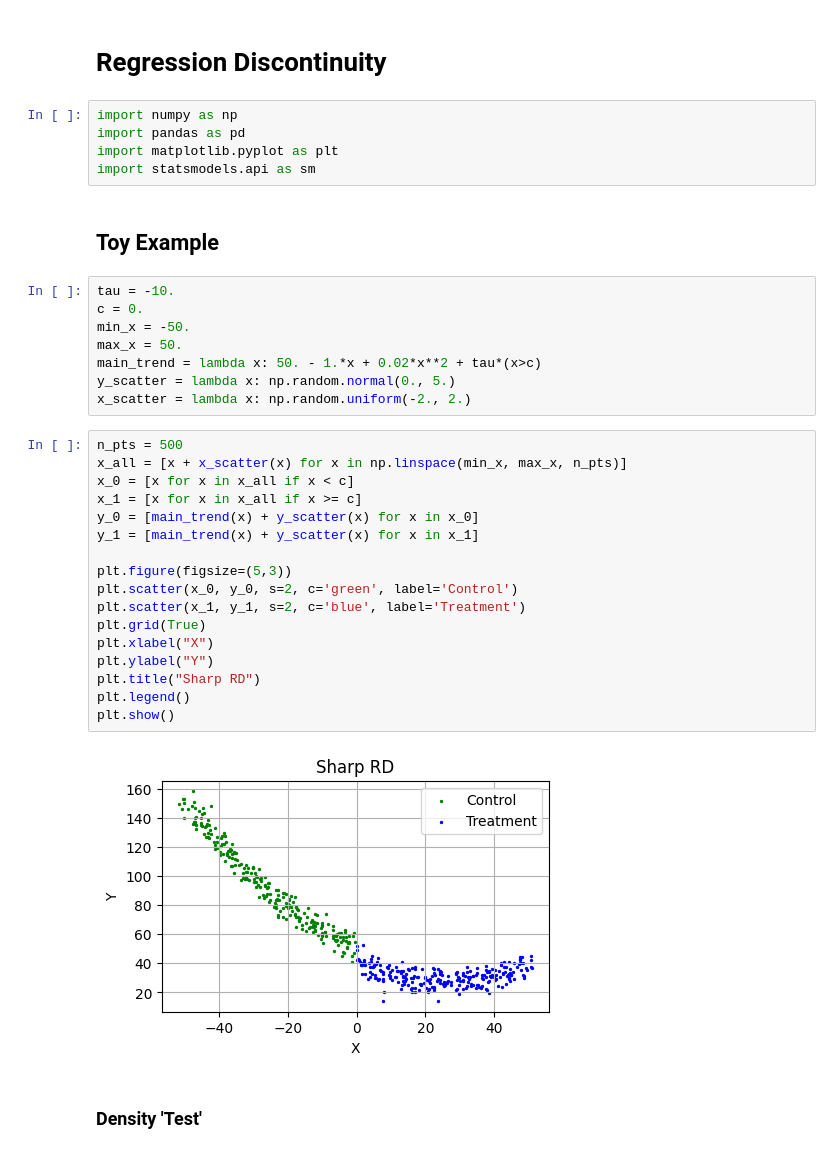
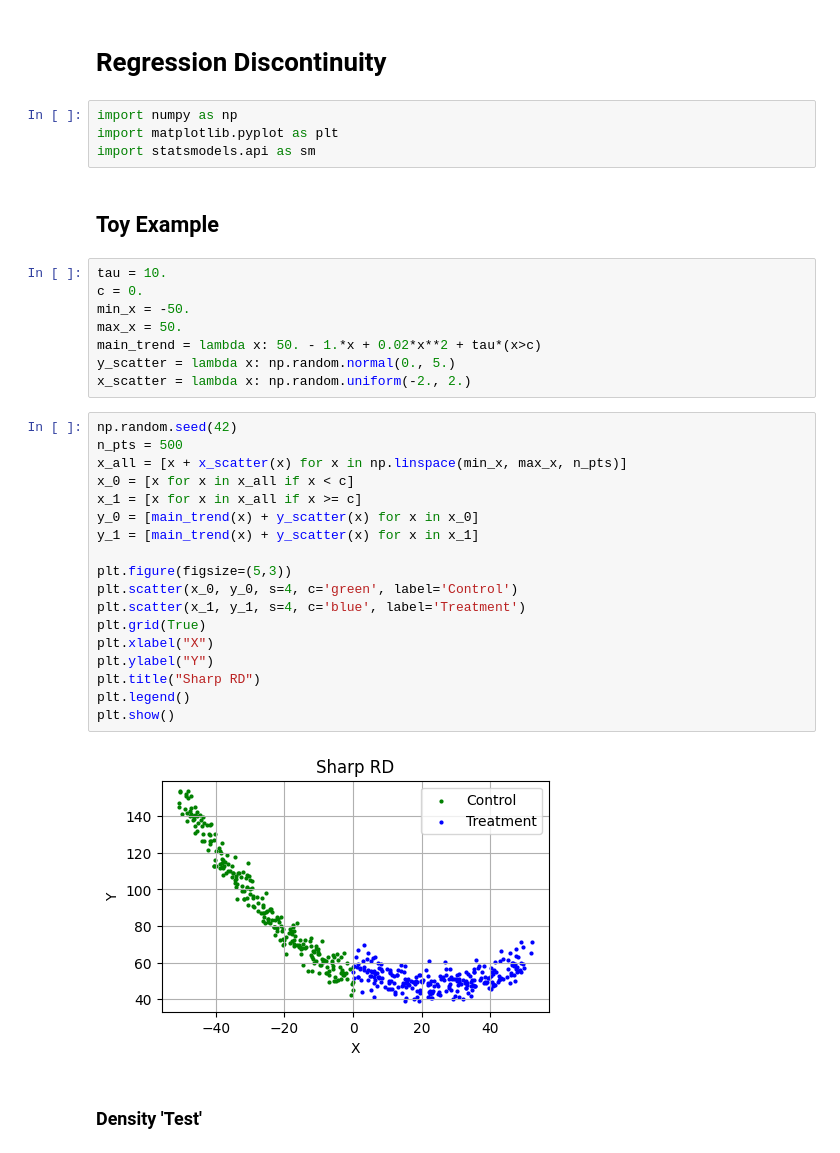
Before and after one commit to TiagoCAAmorim/causal_inference, a Jupyter notebook: Seminario/RegressionDiscontinuity.ipynb, the cells around one changed output. Cells and saved outputs as stored; diff of their text form.

```diff
--- a/Seminario/RegressionDiscontinuity.ipynb
+++ b/Seminario/RegressionDiscontinuity.ipynb
@@ -2,13 +2,12 @@
 # Regression Discontinuity
 # %%
 import numpy as np
-import pandas as pd
 import matplotlib.pyplot as plt
 import statsmodels.api as sm
 # %% [markdown]
 ## Toy Example
 # %%
-tau = -10.
+tau = 10.
 c = 0.
 min_x = -50.
 max_x = 50.
@@ -16,24 +15,25 @@ main_trend = lambda x: 50. - 1.*x + 0.02*x**2 + tau*(x>c)
 y_scatter = lambda x: np.random.normal(0., 5.)
 x_scatter = lambda x: np.random.uniform(-2., 2.)
 # %%
+np.random.seed(42)
 n_pts = 500
 x_all = [x + x_scatter(x) for x in np.linspace(min_x, max_x, n_pts)]
 x_0 = [x for x in x_all if x < c]
 x_1 = [x for x in x_all if x >= c]
 y_0 = [main_trend(x) + y_scatter(x) for x in x_0]
 y_1 = [main_trend(x) + y_scatter(x) for x in x_1]
 
 plt.figure(figsize=(5,3))
-plt.scatter(x_0, y_0, s=2, c='green', label='Control')
-plt.scatter(x_1, y_1, s=2, c='blue', label='Treatment')
+plt.scatter(x_0, y_0, s=4, c='green', label='Control')
+plt.scatter(x_1, y_1, s=4, c='blue', label='Treatment')
 plt.grid(True)
 plt.xlabel("X")
 plt.ylabel("Y")
 plt.title("Sharp RD")
 plt.legend()
 plt.show()
 # %% [output]
-[figure, old version]
+[figure, new version]
 # %% [markdown]
 ### Density 'Test'
 # %%
```
Also changed, not shown: parts of 12 cells of this notebook.
